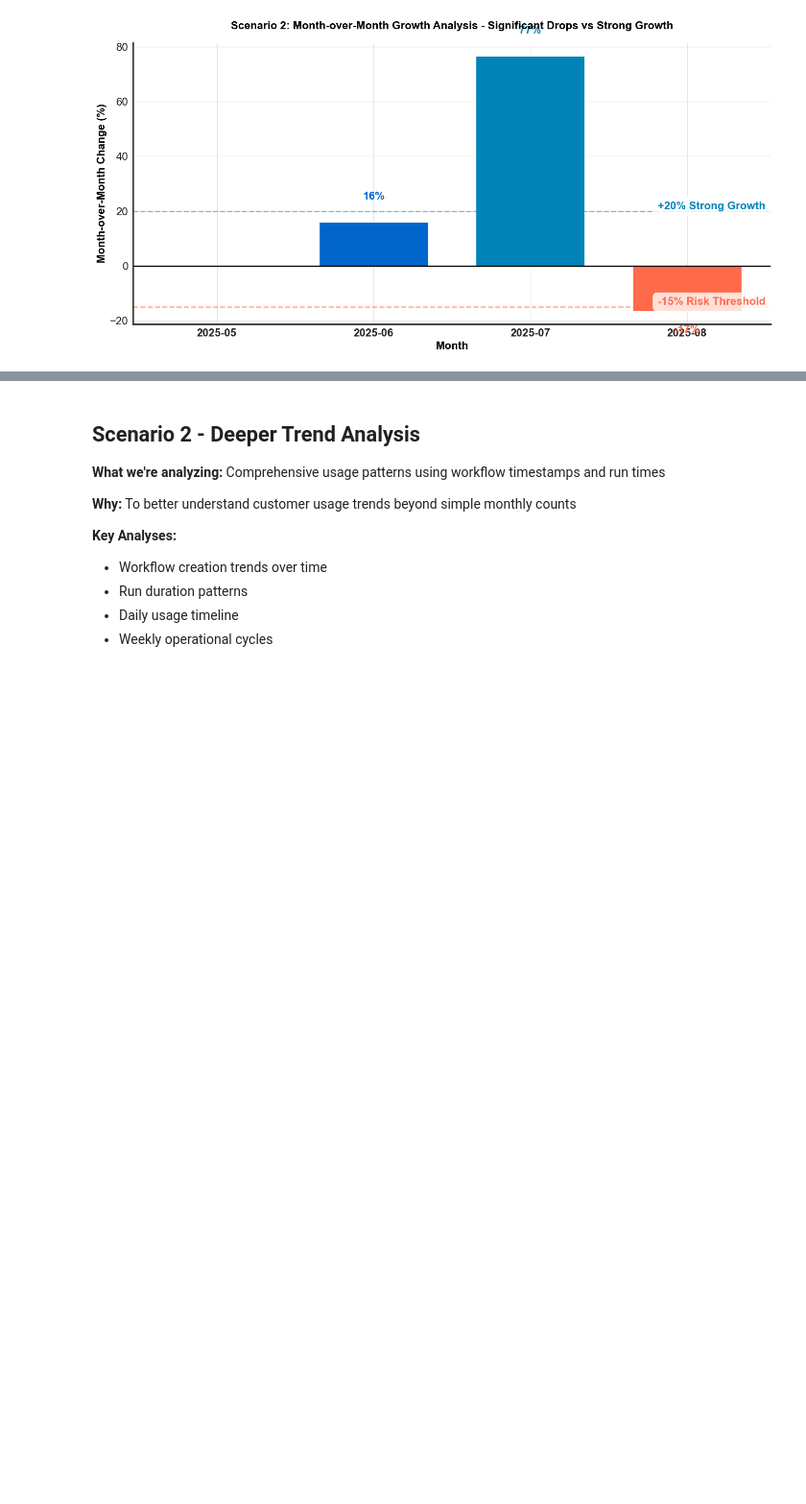
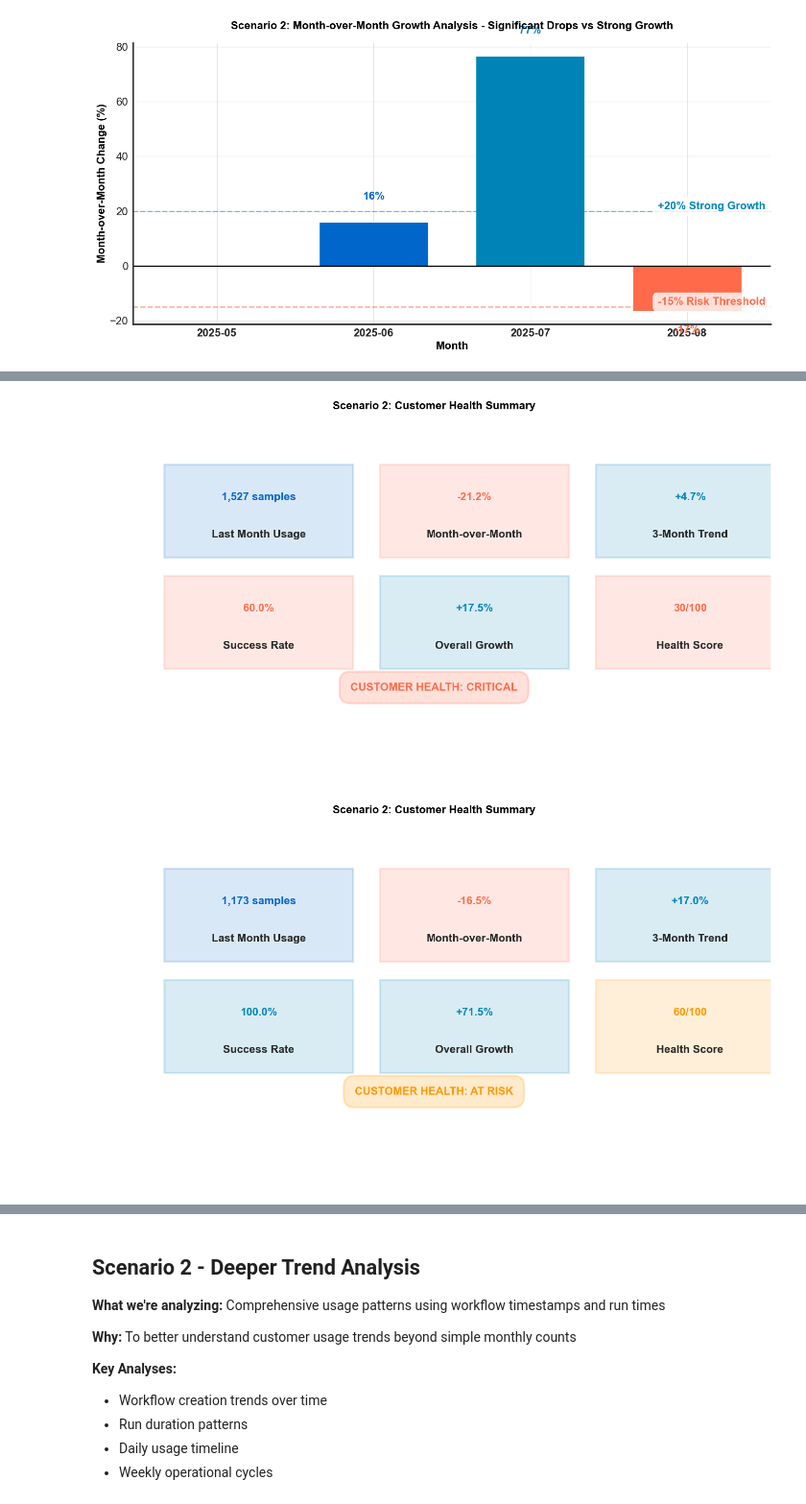
Before and after one commit to megpatakota/customer_data_analysis, a Jupyter notebook: notebooks/scenario2_customer_health.ipynb, the cells around one changed output, grey strips where cells are left out. Shown at 96% size. Saved outputs shown, nothing was run; the diff lists cells and outputs as text; code cells hidden in the pictures; blank space fills up the shorter version.

```diff
--- a/notebooks/scenario2_customer_health.ipynb
+++ b/notebooks/scenario2_customer_health.ipynb
@@ -251,0 +337,6 @@ visual5_workflow_creation_trends(df)
+# %%
+visual4_health_summary(df)
+visual4_health_summary(usage_live)
+# %% [output]
+[figure, added]
+[figure, added]
```
Also changed, not shown: parts of 30 cells of this notebook.
